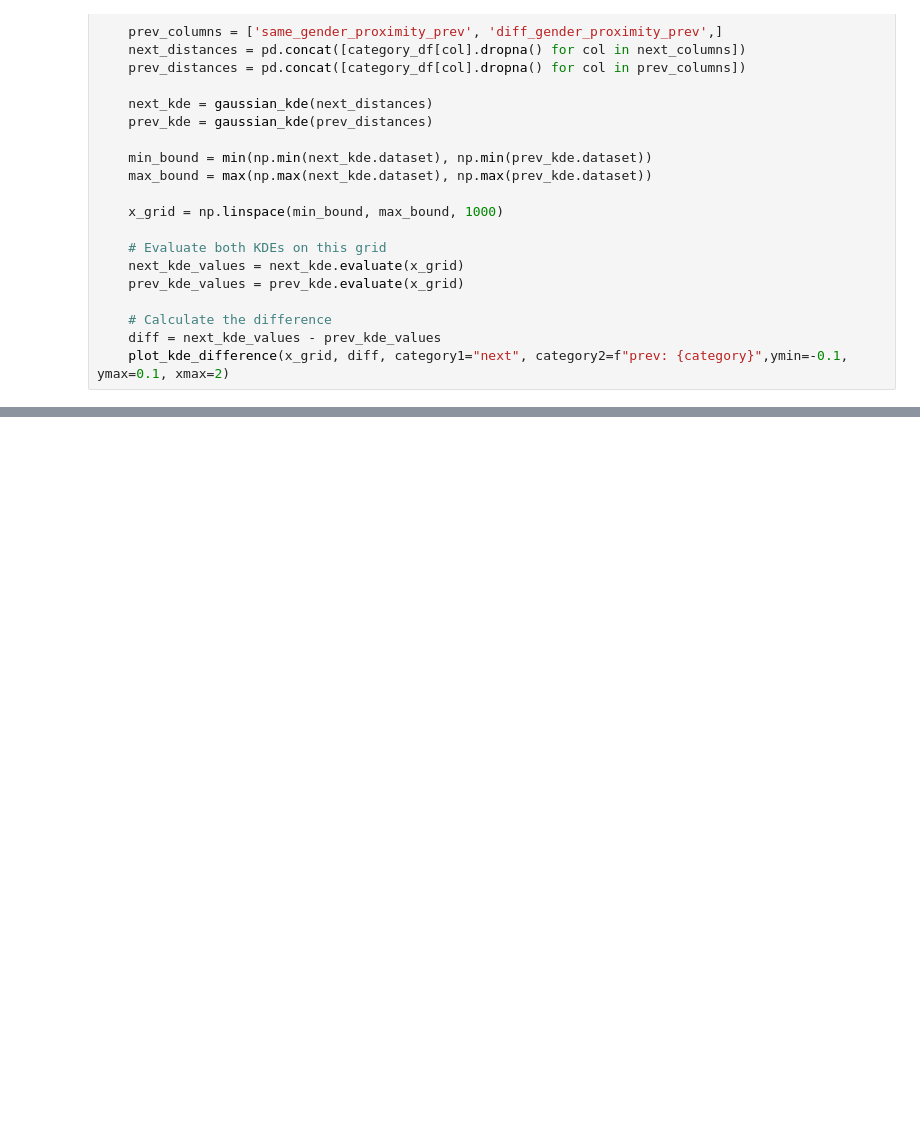
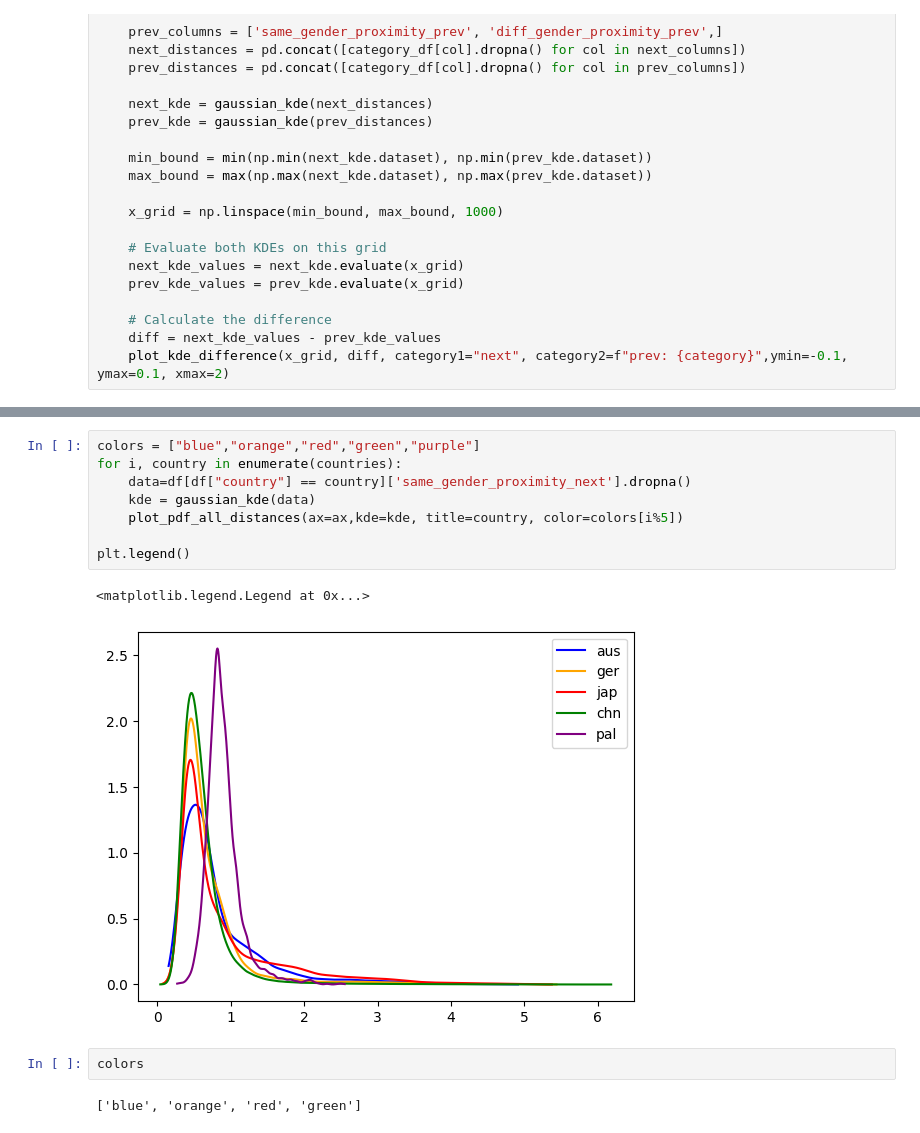
Before and after one commit to PedestrianDynamics/gender-experiments, a Jupyter notebook: notebooks/pdf.ipynb, the cells around one changed output, grey strips where cells are left out. Cells and saved outputs as stored; diff of their text form; blank space fills up the shorter version.

```diff
--- a/notebooks/pdf.ipynb
+++ b/notebooks/pdf.ipynb
@@ -272,0 +321,15 @@ for category in categories:
+# %%
+colors = ["blue","orange","red","green","purple"]
+for i, country in enumerate(countries):
+    data=df[df["country"] == country]['same_gender_proximity_next'].dropna()
+    kde = gaussian_kde(data)
+    plot_pdf_all_distances(ax=ax,kde=kde, title=country, color=colors[i%5])
+
+plt.legend()
+# %% [output]
+<matplotlib.legend.Legend at 0x...>
+[figure, added]
+# %%
+colors
+# %% [output]
+['blue', 'orange', 'red', 'green']
```
Also changed, not shown: parts of 13 cells of this notebook, 2 other files.
